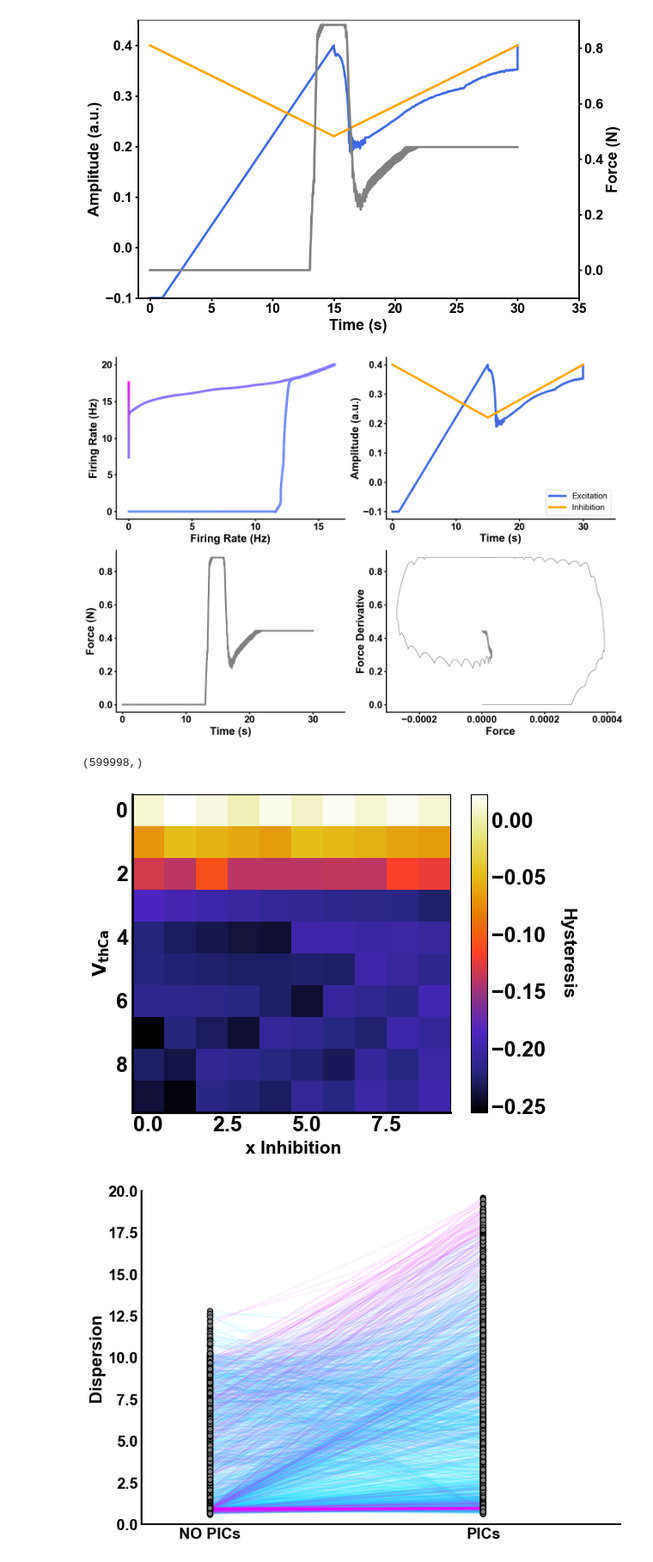
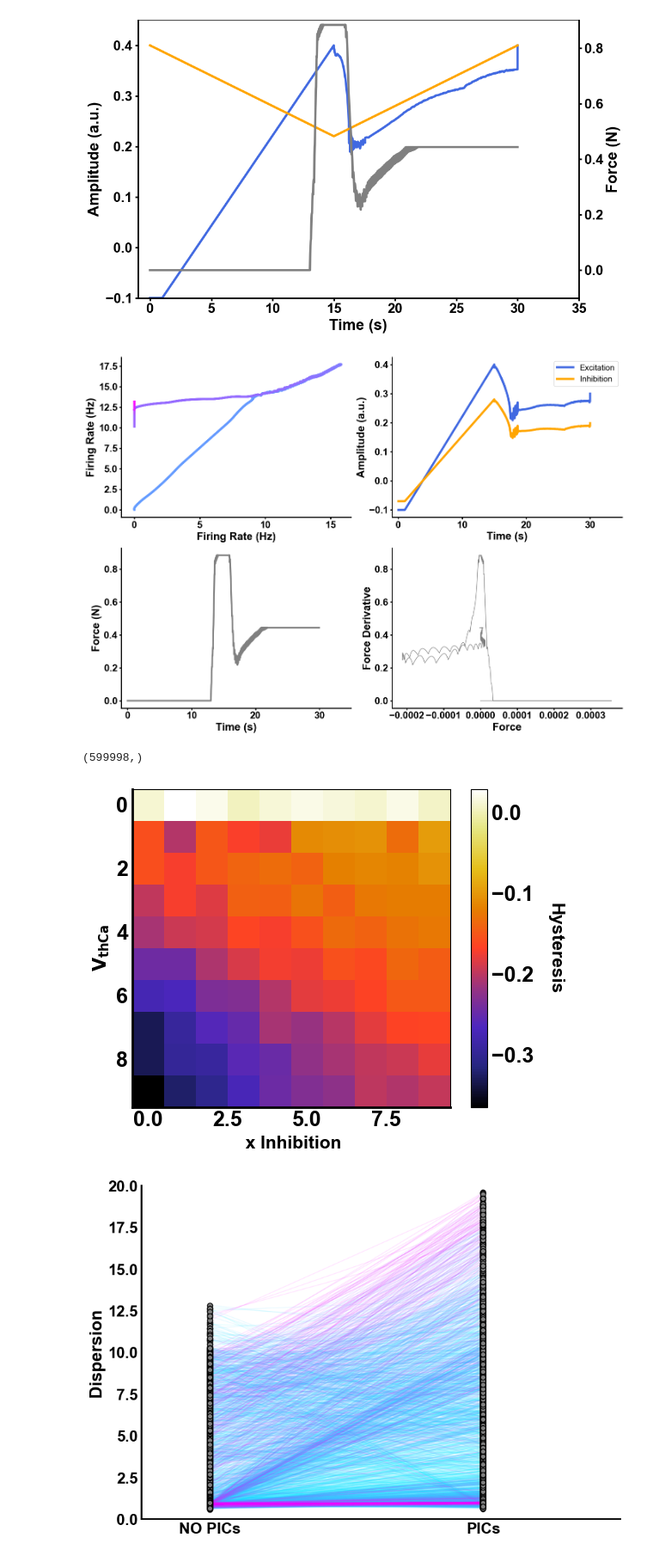
Before and after one commit to natmtc/flexible-motoneuron-control, a Jupyter notebook: Figures.ipynb, the cells around one changed output. Shown at 86% size. Saved outputs shown, nothing was run; the diff lists cells and outputs as text; code cells hidden in the pictures.

```diff
--- a/Figures.ipynb
+++ b/Figures.ipynb
@@ -664,6 +664,44 @@ plt.show()
 import matplotlib.pyplot as plt
 import numpy as np
 from matplotlib.colors import LinearSegmentedColormap
+
+file_path = "/Users/nmt121/Desktop/Repositories/Motoneuron_Model/Data_MN_Model/Data_final/Controller/exc_TA_MN4551_PIC.jld2"
+
+with h5py.File(file_path, 'r') as f:
+    exc1 = f['tr_new'][:]
+
+
+file_path = "/Users/nmt121/Desktop/Repositories/Motoneuron_Model/Data_MN_Model/Data_final/Controller/TA_4245_changeinh_withstartPIC_2loop/force_TA_MN42_45_inh_PICstart.jld2"
+
+with h5py.File(file_path, 'r') as f:
+    force = f['force'][:]
+
+
+file_path = "Data_MN_Model/Data_final/Controller/inh_TA_MN4551_inh_PICstart.jld2"
+
+with h5py.File(file_path, 'r') as f:
+    inh = f['inh_input'][:]
+
+
+# file_path = "Data_MN_Model/Data_final/Controller/TA_4245_changeinh_withstartPIC_2loop/originaltrajectory_TA_MN42_45_inh_PICstart"
+
+# with h5py.File(file_path, 'r') as f:
+#     original = f['trajectory2_controlled'][:]
+
+file_path = "Data_MN_Model/Data_final/Controller/trajectory_controlled_TA_MN4551_inh_PICstart.jld2"
+
+with h5py.File(file_path, 'r') as f:
+    new = f['trajectory2_controlled'][:]
+
+
+file_path = "Data_MN_Model/Data_final/Controller/force_derivative4551.jld2"
+
+with h5py.File(file_path, 'r') as f:
+    force_derivative = f['force_derivative'][:]
+
+
+
+
 
 # Set font to Arial for all plots
 plt.rcParams['font.family'] = 'Arial'
@@ -737,7 +775,7 @@ sns.despine()
 # Show plot
 plt.show()
 # %% [output]
-[figure, old version]
+[figure, new version]
 # %%
 sigma = 5
 smoothed_force_derivative = gaussian_filter1d(force_derivative[1:599999], sigma=sigma)
@@ -749,7 +787,7 @@ import matplotlib.pyplot as plt
 import h5py
 
 # Load the hysteresis data from the .jld2 file
-file_path = "/Users/nmt121/Desktop/Repositories/Motoneuron_Model/Data_MN_Model/Heatmap_values/hysteresis_heatmap1_pushpull.jld2"
+file_path = "/Users/nmt121/Desktop/Repositories/Motoneuron_Model/Data_MN_Model/Heatmap_values/hysteresis_heatmap1.jld2"
 with h5py.File(file_path, 'r') as f:
     hyst = f['hysteresis_for_each_inh'][:].T
 
@@ -773,35 +811,35 @@ for tick in cbar.ax.get_yticklabels():
 
 # Customize tick parameters (font size, width, color, and fontweight for bold numbers)
 plt.tick_params(axis='both', which='major', labelsize=18, width=2, labelcolor='black')
 
 # Manually set the fontweight of the tick labels to bold
 ax = plt.gca()  # Get current axis
 for tick in ax.get_xticklabels():
     tick.set_fontweight('bold')
 for tick in ax.get_yticklabels():
     tick.set_fontweight('bold')
 
 # Make axis spines thicker for consistency
 ax.spines['bottom'].set_linewidth(2)
 ax.spines['left'].set_linewidth(2)
 ax.tick_params(axis='both', which='both', length=0)
 
 # Disable grid to match previous plots
 plt.grid(False)
 
 # Display the plot
 cbar.set_label('Hysteresis', fontsize=15, fontweight='bold', fontname='Arial', rotation=270, labelpad=25)
 ax.spines['bottom'].set_linewidth(2)  # Make bottom axis thicker
 ax.spines['left'].set_linewidth(2)
 cbar.ax.tick_params(size=0)  # Set tick size to 0 to remove the small lines
 
-plt.savefig('/Users/nmt121/Desktop/figures/HeatmapMN1_pushpull.png', dpi=300, bbox_inches='tight')
+plt.savefig('/Users/nmt121/Desktop/figures/HeatmapMN1_constant.pdf', dpi=300, bbox_inches='tight')
 
 
 # Display the plot
 plt.show()
 # %% [output]
-[figure, old version]
+[figure, new version]
 # %%
 import scipy.io
 import numpy as np
```
Also changed, not shown: 1 other file.
